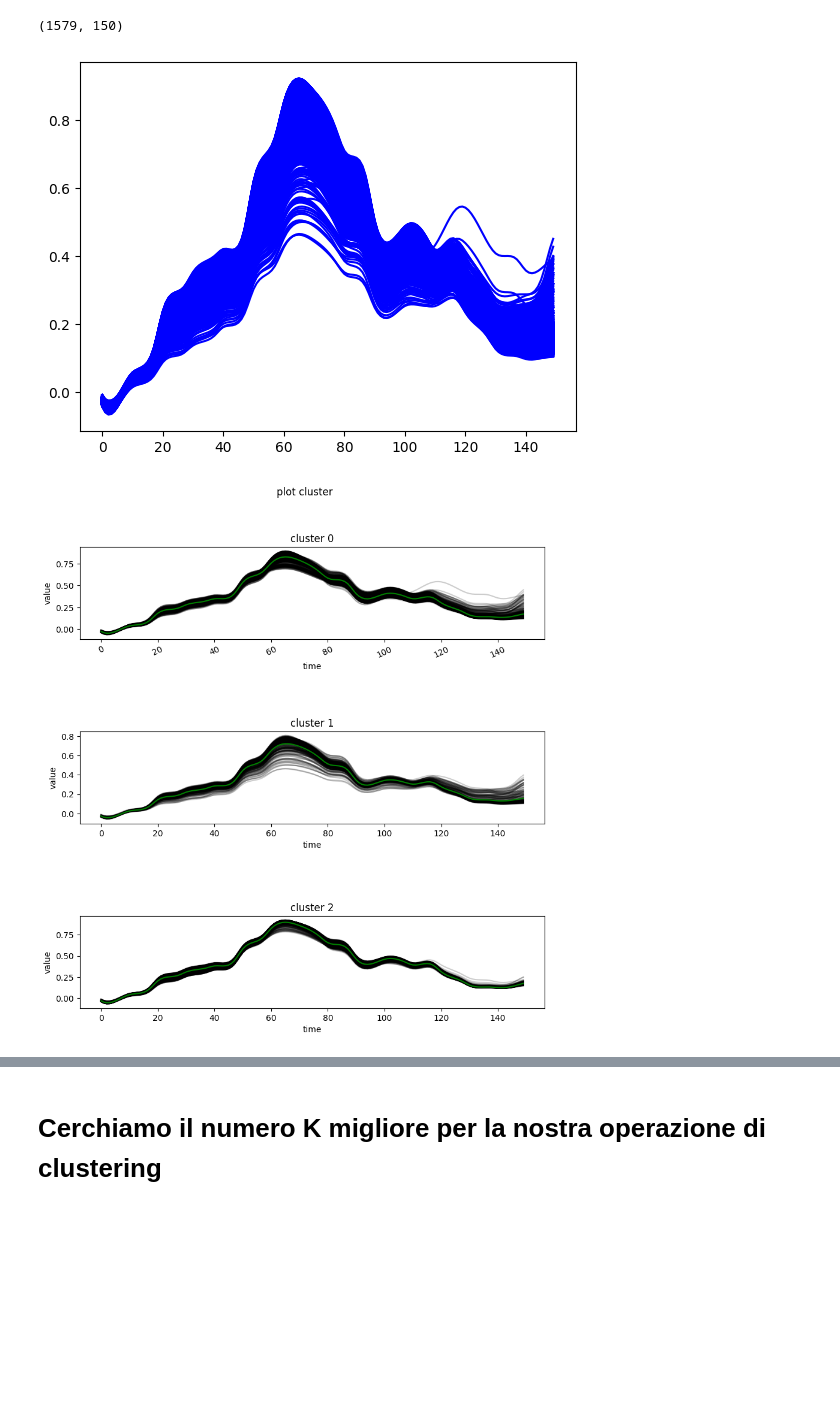
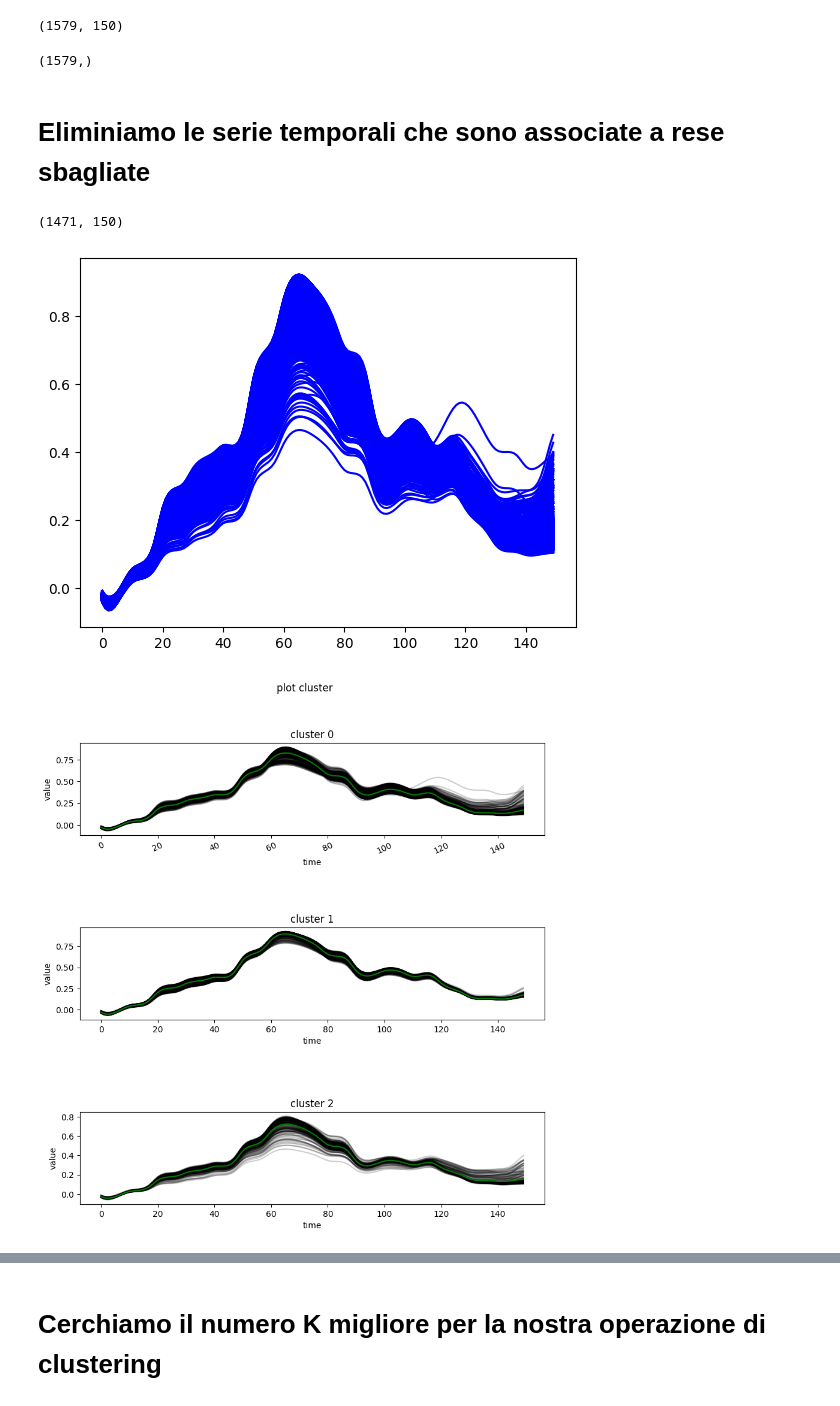
Before and after one commit to Simone-Scalella/BigDataProject, a Jupyter notebook: BigDataProject.ipynb, the cells around one changed output, grey strips where cells are left out. Drawn from its saved outputs; the diff is of its cells as text; code cells hidden in the pictures; blank space fills up the shorter version.

```diff
--- a/BigDataProject.ipynb
+++ b/BigDataProject.ipynb
@@ -26,7 +27,7 @@ print(NDVI.data_matrix.shape)
 # %% [output]
 (1579, 150, 1)
 # %%
-km = TimeSeriesKMeans(n_clusters=3, metric="softdtw", max_iter=50,
+km = TimeSeriesKMeans(n_clusters=3, metric="euclidean", max_iter=50,
                       random_state=0)
 y_pred = km.fit_predict(NDVI.data_matrix)
 
@@ -81,7 +82,7 @@ KeyboardInterrupt:
 # %% [markdown]
 # Stampa dell'insieme dei cluster
 # %%
-transparent = 0.1
+transparent = 0.01
 
 fig, axs = plt.subplots(nrows=1, ncols=1, figsize=(8, 8))
 fig.suptitle('plot cluster')
@@ -89,7 +90,7 @@ plt.sca(axs)
 plt.xticks(rotation=25) # Rotate label
 
 for xx in NDVI.data_matrix[y_pred == 0]:
-        axs.plot(xx.ravel(), "k-", alpha=0.1,color="green")
+        axs.plot(xx.ravel(), "k-", alpha=0.01,color="green")
 
 
 axs.set_title("cluster 1")
@@ -103,7 +104,7 @@ for xx in NDVI.data_matrix[y_pred == 1]:
 
 
 for xx in NDVI.data_matrix[y_pred == 2]:
-        axs.plot(xx.ravel(), "k-", alpha=transparent,color="purple")
+        axs.plot(xx.ravel(), "k-", alpha=transparent,color="#FFFFE0")
 
 axs.plot(range(0,150),km.cluster_centers_[0],color="black")
 axs.plot(range(0,150),km.cluster_centers_[1],color="black")
@@ -120,37 +121,50 @@ with open('./pickles/allPixelNDVIPoly.pickle', 'rb') as handle:
 print(allPixelNDVIPoly.shape) #fix duplicate plot
 # %% [output]
 (1579, 150)
+# %%
+with open('./pickles/newResa3.pickle', 'rb') as handle:
+    newResa3 = pickle.load(handle)
+print(newResa3.shape) #fix duplicate plot
+# %% [output]
+(1579,)
+# %% [markdown]
+# Eliminiamo le serie temporali che sono associate a rese sbagliate
+# %%
+allPixelNDVIPoly = allPixelNDVIPoly[(newResa3<=11000) & (newResa3 >= 4000),:]
+newResa3 = newResa3[(newResa3<=11000) & (newResa3 >= 4000)]
 # %%
 for a in range(0,allPixelNDVIPoly.shape[0]):
     plt.plot(range(0,150),allPixelNDVIPoly[a,:],color='blue')
 
+print(allPixelNDVIPoly.shape)
 plt.show()
 # %% [output]
+(1471, 150)
-[figure, old version]
+[figure, new version]
 # %%
 num_cluster = 3
 
-km = TimeSeriesKMeans(n_clusters=num_cluster, metric="euclidean", max_iter=5,
+km = TimeSeriesKMeans(n_clusters=num_cluster, metric="euclidean", max_iter=100,
                       random_state=0)
 y_pred = km.fit_predict(allPixelNDVIPoly)
 
 fig, axs = plt.subplots(nrows=num_cluster, ncols=1, figsize=(10, 10))
 plt.subplots_adjust(hspace=1)
 fig.suptitle('plot cluster')
 plt.sca(axs[0])
 plt.xticks(rotation=25) # Rotate label
 
 for b in range(0,num_cluster):
 
     for xx in allPixelNDVIPoly[y_pred == b]:
         axs[b].plot(xx.ravel(), "k-", alpha=.2)
 
     axs[b].plot(range(0,150),km.cluster_centers_[b].ravel(),color="green")
     axs[b].set_title("cluster "+str(b))
     axs[b].set_xlabel("time")
     axs[b].set_ylabel("value")
     plt.sca(axs[b])
 
 plt.show()
 # %% [output]
-[figure, old version]
+[figure, new version]
```
Also changed, not shown: parts of 12 cells of this notebook.
